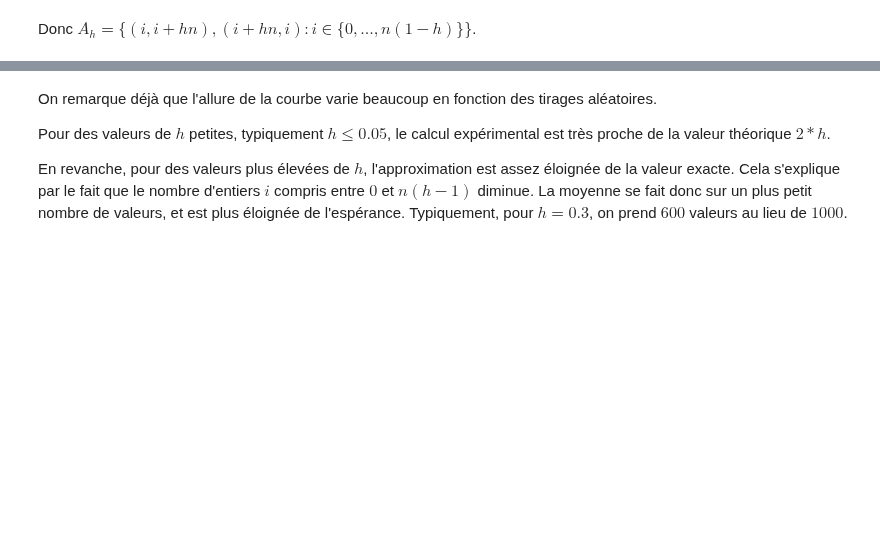
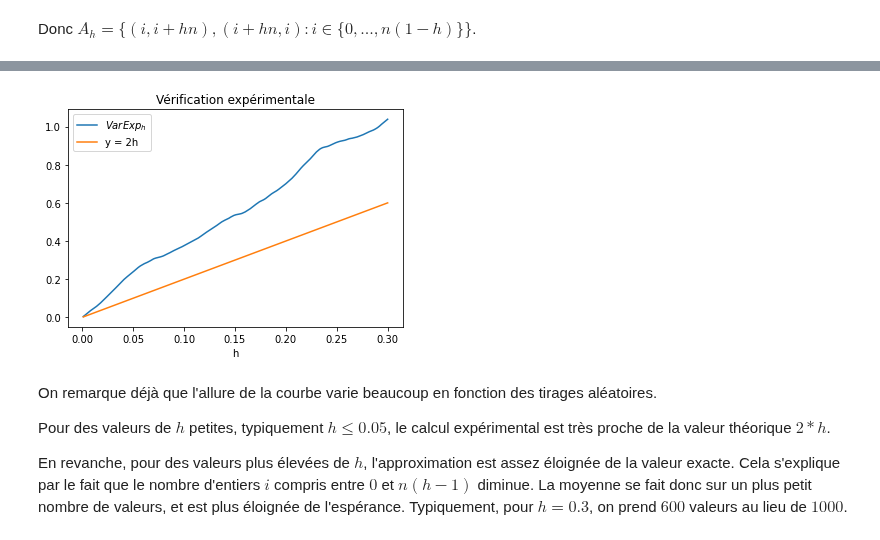
Before and after one commit to gabrielleberrada/projet_num_proba, a Jupyter notebook: Projet_numerique_de_Probabilités_2022 - enonce.ipynb, the cells around one changed output, grey strips where cells are left out. Saved outputs shown, nothing was run; the diff lists cells and outputs as text; code cells hidden in the pictures; blank space fills up the shorter version.

```diff
--- a/Projet_numerique_de_Probabilités_2022 - enonce.ipynb
+++ b/Projet_numerique_de_Probabilités_2022 - enonce.ipynb
@@ -447,8 +458,8 @@ X = [X_i() for _ in range(n)] # liste des Xi
 U = [np.random.uniform() for _ in range(n)] # liste des Ui
 Z = [Z_tild_list(k/n, n, U, X) for k in range(n+1)]
 
-Q_data = []
-Q_theoric = 2*H
+Var_exp = []
+Var_theoric = 2*H
 
 for h in H:
     q = 0
@@ -459,9 +470,4 @@ for h in H:
         q += (Z[i] - Z[i + nh])**2
         card += 1
     q /= card
-    Q_data.append(q)
-
-plt.plot(H, Q_data, label = 'approximation expérimentale')
-plt.plot(H, Q_theoric, label = 'y = 2x')
-plt.legend()
-plt.show()
+    Var_exp.append(q)
@@ -470,3 +478,12 @@ plt.show()
+# %%
+plt.plot(H, Var_exp, label = r"$VarExp_h$")
+plt.plot(H, Var_theoric, label = 'y = 2h')
+plt.xlabel('h')
+plt.title('Vérification expérimentale')
+plt.legend()
+plt.show()
+# %% [output]
+[figure, added]
 # %% [markdown]
 On remarque déjà que l'allure de la courbe varie beaucoup en fonction des tirages aléatoires.
 
```
Also changed, not shown: parts of 24 cells of this notebook.
